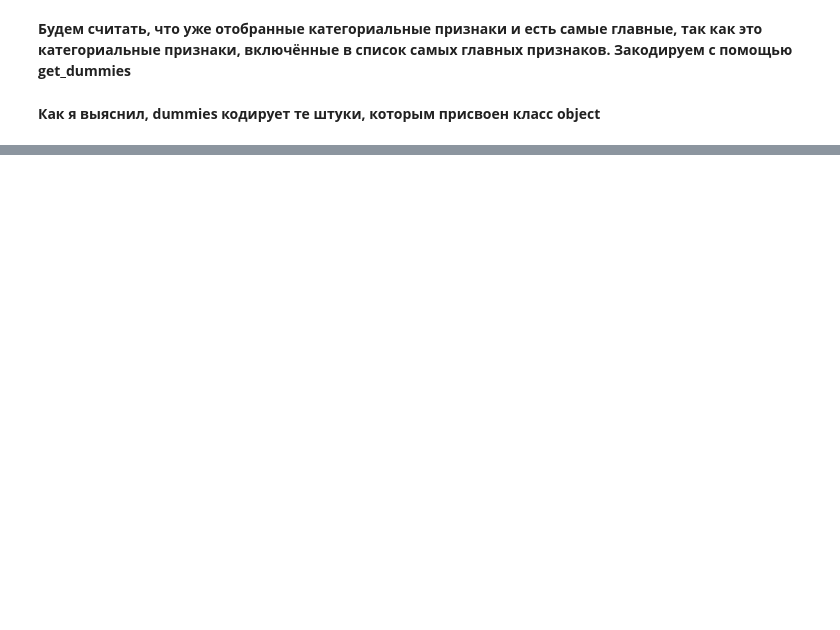
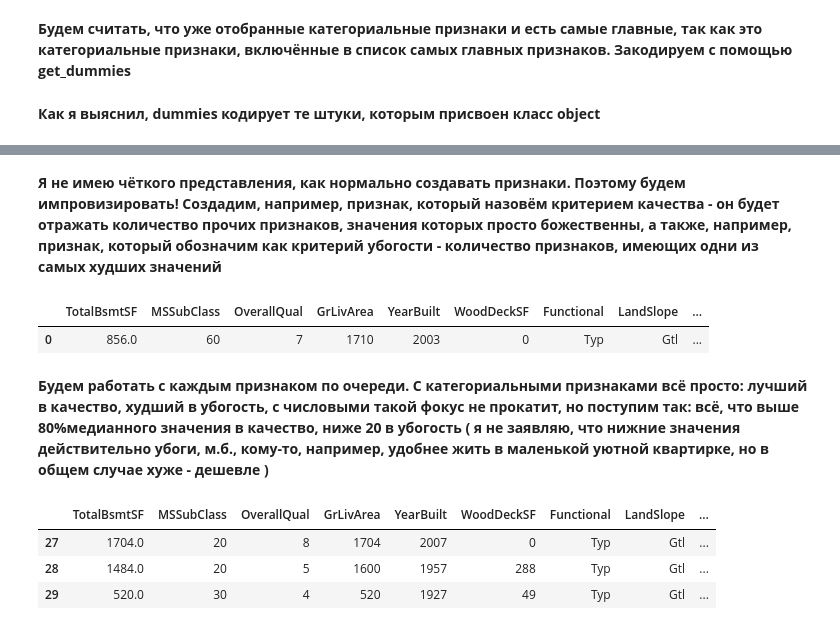
Before and after one commit to egozverev/mlschl, a Jupyter notebook: Hometask_5.ipynb, the cells around one changed output, grey strips where cells are left out. Saved outputs shown, nothing was run; the diff lists cells and outputs as text; code cells hidden in the pictures; blank space fills up the shorter version.

```diff
--- a/Hometask_5.ipynb
+++ b/Hometask_5.ipynb
@@ -1064,0 +1152,27 @@ array([ 120000.,  157900.,  193000., ...,  133900.,  118500.,  235000.])
+# %% [markdown]
+**Я не имею чёткого представления, как нормально создавать признаки. Поэтому будем импровизировать! Создадим, например, признак, который
+назовём критерием качества - он будет отражать количество прочих признаков, значения которых просто божественны, а также, например,
+признак, который обозначим как критерий убогости - количество признаков, имеющих одни из самых худших значений**
+# %%
+tall['CoQ']=0 #Criterion_of_Quality
+tall['CoS']=0 #Criterion_of_Squalor
+del tall ['PoolQC'] # много нанов - лишь у 8 объектов есть значения, лол
+tall.head(1)
+# %% [output]
+|  | TotalBsmtSF | MSSubClass | OverallQual | GrLivArea | YearBuilt | WoodDeckSF | Functional | LandSlope | ... |
+| 0 | 856.0 | 60 | 7 | 1710 | 2003 | 0 | Typ | Gtl | ... |
+# %% [markdown]
+**Будем работать с каждым признаком по очереди. С категориальными признаками всё просто: лучший в качество, худший
+в убогость, с числовыми такой фокус не прокатит, но поступим так: всё, что выше 80%медианного значения  в качество, ниже 20 в убогость
+    ( я не заявляю, что нижние значения действительно убоги, м.б., кому-то, например, удобнее жить в маленькой уютной квартирке,
+     но в общем случае хуже - дешевле )**
+# %%
+tall.loc[tall['TotalBsmtSF']>tall['TotalBsmtSF'].describe(percentiles =[0.2, 0.8])['80%'], 'CoQ']+=1
+tall.loc[tall['TotalBsmtSF']<tall['TotalBsmtSF'].describe(percentiles =[0.2, 0.8])['20%'], 'CoS']+=1
+# %%
+tall[27:30] # Как видно, изменения произошли. Продолжим!!
+# %% [output]
+|  | TotalBsmtSF | MSSubClass | OverallQual | GrLivArea | YearBuilt | WoodDeckSF | Functional | LandSlope | ... |
+| 27 | 1704.0 | 20 | 8 | 1704 | 2007 | 0 | Typ | Gtl | ... |
+| 28 | 1484.0 | 20 | 5 | 1600 | 1957 | 288 | Typ | Gtl | ... |
+| 29 | 520.0 | 30 | 4 | 520 | 1927 | 49 | Typ | Gtl | ... |
```
Also changed, not shown: parts of 74 cells of this notebook.
